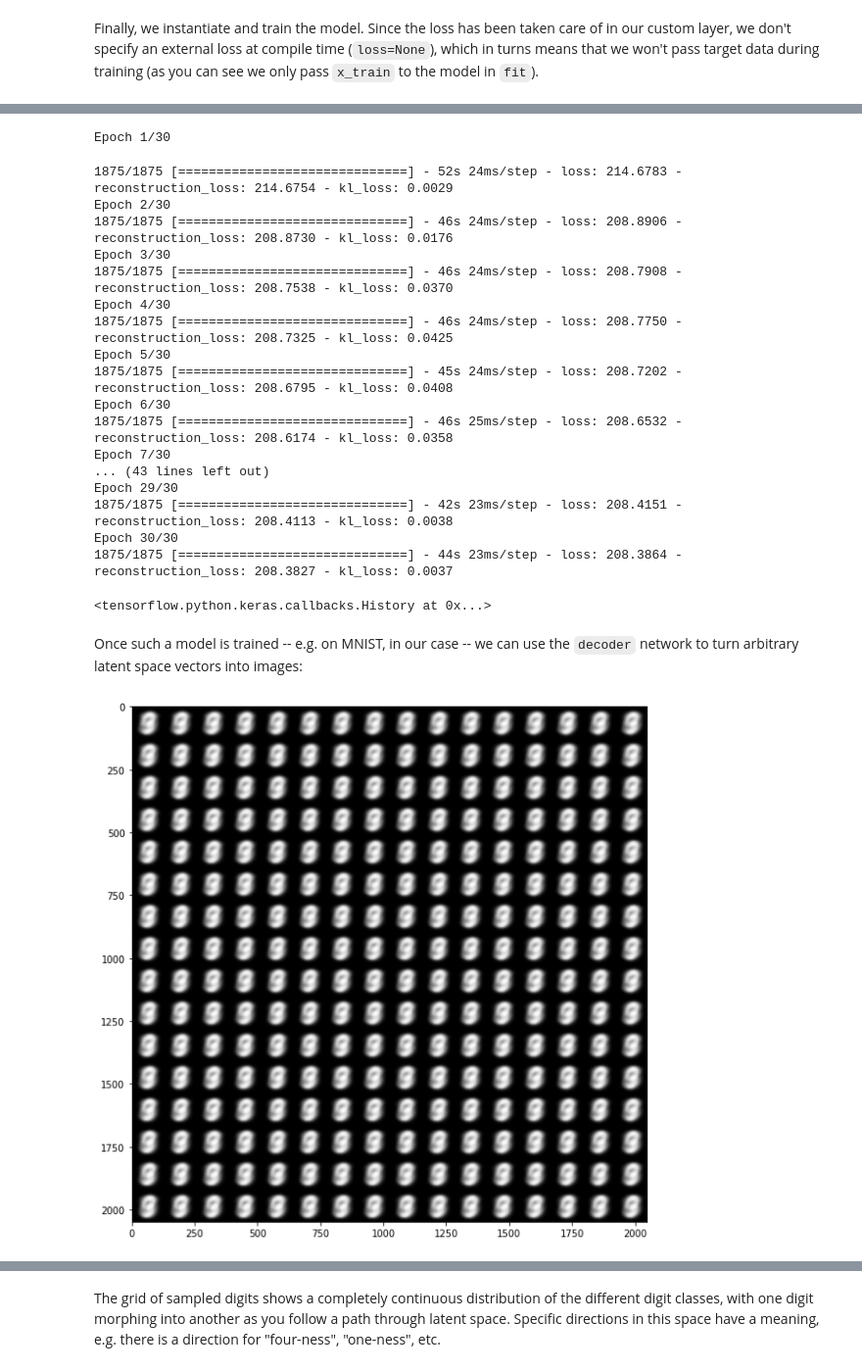
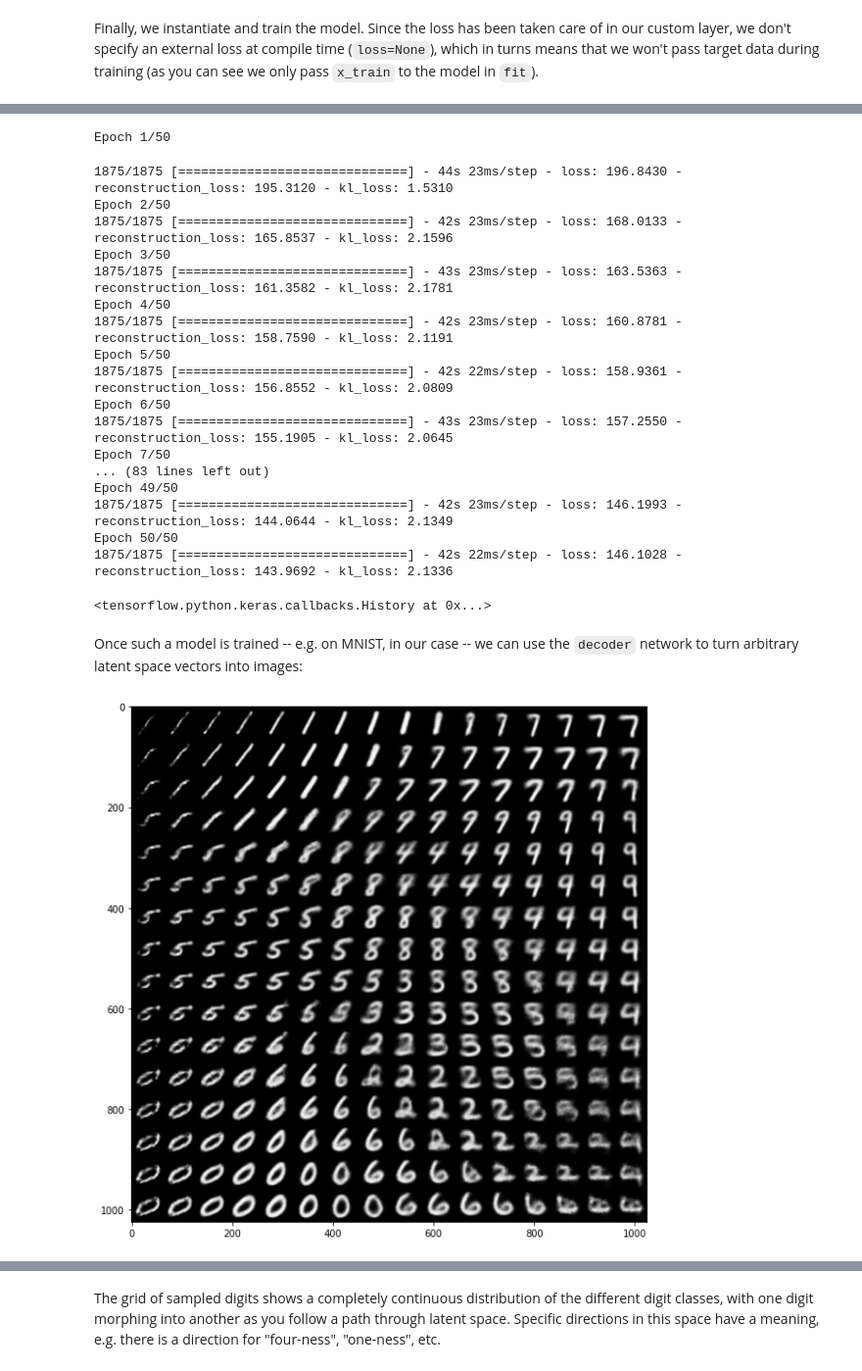
Before and after one commit to Han-0904/701_project, a Jupyter notebook: 8_4_generating_images_with_vaes_MNIST.ipynb, the cells around one changed output, grey strips where cells are left out. Shown at 98% size. Saved outputs shown, nothing was run; the diff lists cells and outputs as text; code cells hidden in the pictures.

```diff
--- a/8_4_generating_images_with_vaes_MNIST.ipynb
+++ b/8_4_generating_images_with_vaes_MNIST.ipynb
@@ -165,12 +162,12 @@ image output that has the same dimensions as the original `input_img`.
 # %%
 # This is the input where we will feed `z`.
 decoder_input = layers.Input(latent_dim)
-x = layers.Dense(16*16*64,activation='relu')(decoder_input)
-x = layers.Reshape((16,16,64))(x)
+x = layers.Dense(4*4*64,activation='relu')(decoder_input)
+x = layers.Reshape((4,4,64))(x)
 x = layers.Conv2DTranspose(64, 3,padding='same', activation='relu',strides=2)(x)
 x = layers.Conv2DTranspose(32, 3,padding='same', activation='relu',strides=2)(x)
 x = layers.Conv2DTranspose(16, 3,padding='same', activation='relu',strides=2)(x)
-#x = layers.Conv2DTranspose(8, 3,padding='same', activation='relu',strides=2)(x)
+x = layers.Conv2DTranspose(8, 3,padding='same', activation='relu',strides=2)(x)
 
 decoder_outputs = layers.Conv2DTranspose(1,3,activation="sigmoid",padding="same")(x)
 decoder = Model(decoder_input, decoder_outputs)
@@ -276,26 +271,26 @@ print(mnist_digits.shape)
 # %%
 vae = VAE(encoder, decoder)
 vae.compile(optimizer=keras.optimizers.Adam())
-vae.fit(mnist_digits, epochs=30, batch_size=16)
+vae.fit(mnist_digits, epochs=50, batch_size=16)
 # %% [output]
-Epoch 1/30
+Epoch 1/50
-1875/1875 [==============================] - 52s 24ms/step - loss: 214.6783 - reconstruction_loss: 214.6754 - kl_loss: 0.0029
-Epoch 2/30
-1875/1875 [==============================] - 46s 24ms/step - loss: 208.8906 - reconstruction_loss: 208.8730 - kl_loss: 0.0176
-Epoch 3/30
-1875/1875 [==============================] - 46s 24ms/step - loss: 208.7908 - reconstruction_loss: 208.7538 - kl_loss: 0.0370
-Epoch 4/30
-1875/1875 [==============================] - 46s 24ms/step - loss: 208.7750 - reconstruction_loss: 208.7325 - kl_loss: 0.0425
-Epoch 5/30
-1875/1875 [==============================] - 45s 24ms/step - loss: 208.7202 - reconstruction_loss: 208.6795 - kl_loss: 0.0408
-Epoch 6/30
-1875/1875 [==============================] - 46s 25ms/step - loss: 208.6532 - reconstruction_loss: 208.6174 - kl_loss: 0.0358
-Epoch 7/30
-... (43 lines left out)
-Epoch 29/30
-1875/1875 [==============================] - 42s 23ms/step - loss: 208.4151 - reconstruction_loss: 208.4113 - kl_loss: 0.0038
-Epoch 30/30
-1875/1875 [==============================] - 44s 23ms/step - loss: 208.3864 - reconstruction_loss: 208.3827 - kl_loss: 0.0037
+1875/1875 [==============================] - 44s 23ms/step - loss: 196.8430 - reconstruction_loss: 195.3120 - kl_loss: 1.5310
+Epoch 2/50
+1875/1875 [==============================] - 42s 23ms/step - loss: 168.0133 - reconstruction_loss: 165.8537 - kl_loss: 2.1596
+Epoch 3/50
+1875/1875 [==============================] - 43s 23ms/step - loss: 163.5363 - reconstruction_loss: 161.3582 - kl_loss: 2.1781
+Epoch 4/50
+1875/1875 [==============================] - 42s 23ms/step - loss: 160.8781 - reconstruction_loss: 158.7590 - kl_loss: 2.1191
+Epoch 5/50
+1875/1875 [==============================] - 42s 22ms/step - loss: 158.9361 - reconstruction_loss: 156.8552 - kl_loss: 2.0809
+Epoch 6/50
+1875/1875 [==============================] - 43s 23ms/step - loss: 157.2550 - reconstruction_loss: 155.1905 - kl_loss: 2.0645
+Epoch 7/50
+... (83 lines left out)
+Epoch 49/50
+1875/1875 [==============================] - 42s 23ms/step - loss: 146.1993 - reconstruction_loss: 144.0644 - kl_loss: 2.1349
+Epoch 50/50
+1875/1875 [==============================] - 42s 22ms/step - loss: 146.1028 - reconstruction_loss: 143.9692 - kl_loss: 2.1336
 <tensorflow.python.keras.callbacks.History at 0x...>
 # %% [markdown]
 
@@ -304,32 +299,32 @@ images:
 # %%
 import matplotlib.pyplot as plt
 from scipy.stats import norm
 
 # Display a 2D manifold of the digits
 n = 16  # figure with 15x15 digits
-digit_size = 128
+digit_size = 64
 figure = np.zeros((digit_size * n, digit_size * n))
 # Linearly spaced coordinates on the unit square were transformed
 # through the inverse CDF (ppf) of the Gaussian
 # to produce values of the latent variables z,
 # since the prior of the latent space is Gaussian
 grid_x = norm.ppf(np.linspace(0.05, 0.95, n))
 grid_y = norm.ppf(np.linspace(0.05, 0.95, n))
 
 for i, yi in enumerate(grid_x):
     for j, xi in enumerate(grid_y):
         z_sample = np.array([[xi, yi]])
         z_sample = np.tile(z_sample, batch_size).reshape(batch_size, 2)
         x_decoded = decoder.predict(z_sample, batch_size=batch_size)
         digit = x_decoded[0].reshape(digit_size, digit_size)
         figure[i * digit_size: (i + 1) * digit_size,
                j * digit_size: (j + 1) * digit_size] = digit
 
 plt.figure(figsize=(10, 10))
 plt.imshow(figure, cmap='Greys_r')
 plt.show()
 # %% [output]
-[figure, old version]
+[figure, new version]
 # %%
 x_decoded = np.squeeze(x_decoded)
 x_decoded.shape
```
Also changed, not shown: parts of 10 cells of this notebook.
